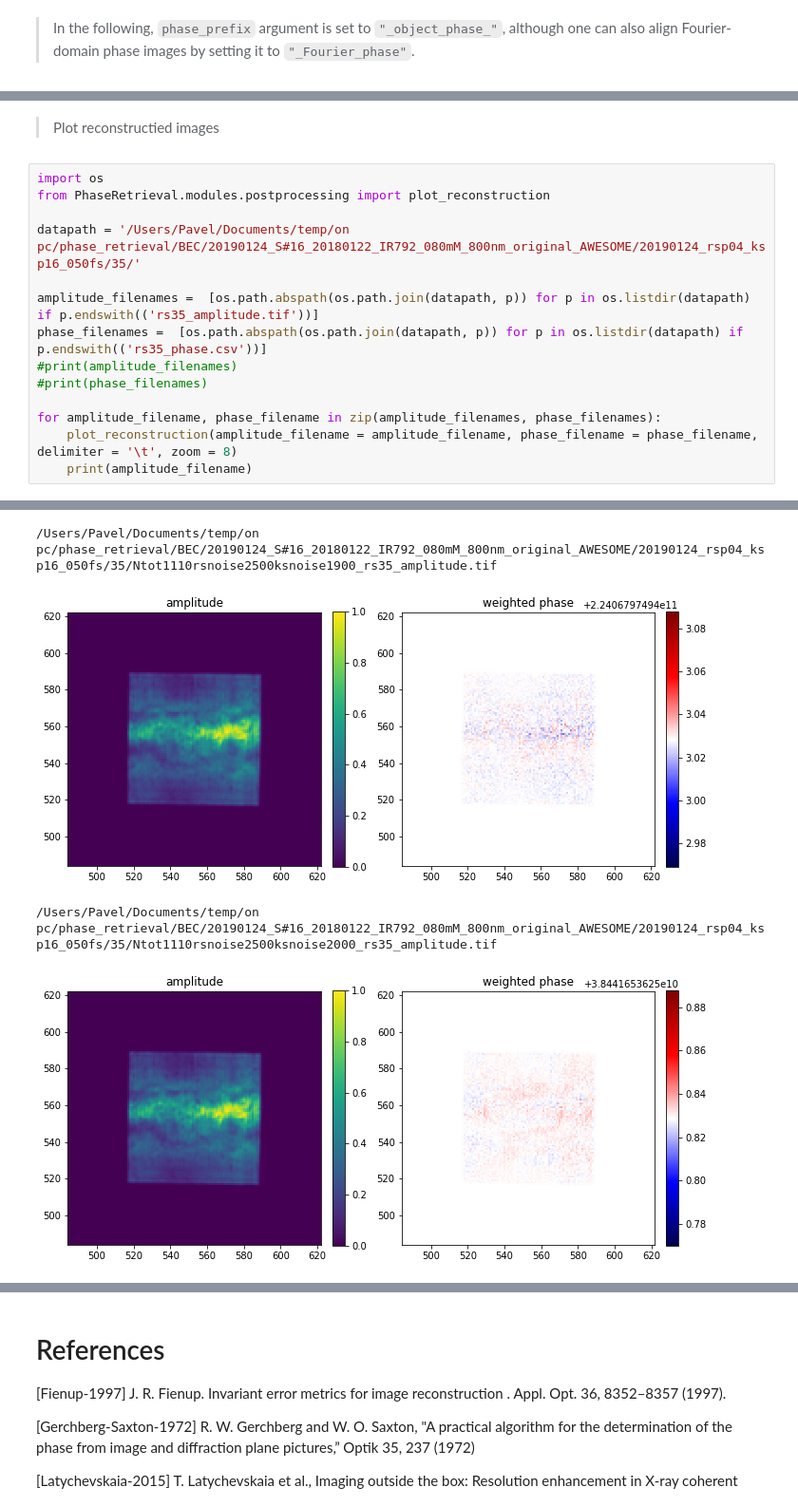
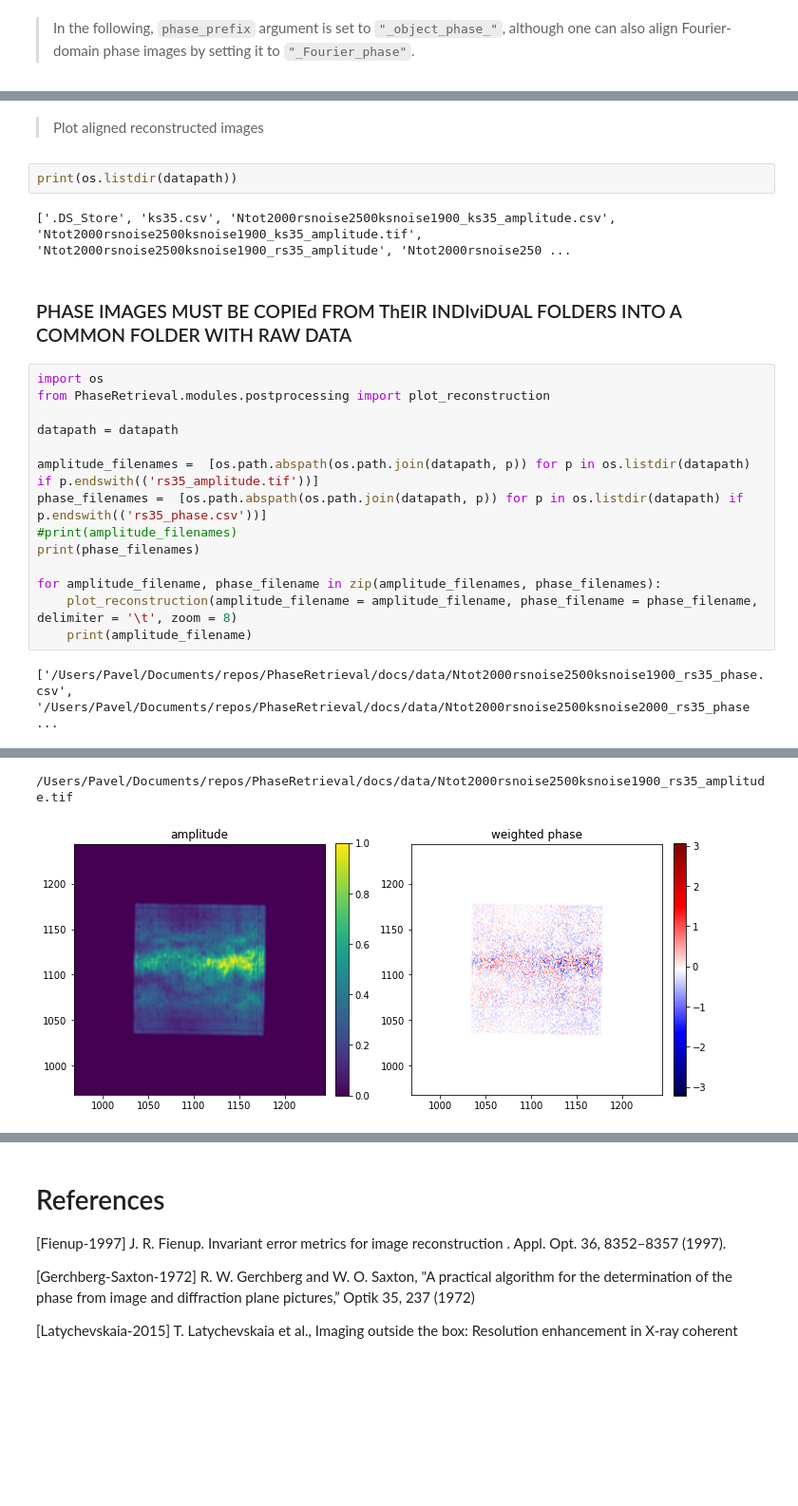
Before and after one commit to pkliui/PhaseRetrieval, a Jupyter notebook: docs/PhaseRetrieval.ipynb, the cells around one changed output, grey strips where cells are left out. Shown at 95% size. Saved outputs shown, nothing was run; the diff lists cells and outputs as text; blank space fills up the shorter version.

```diff
--- a/docs/PhaseRetrieval.ipynb
+++ b/docs/PhaseRetrieval.ipynb
@@ -844,17 +886,24 @@ phase_alignment_gerchberg_saxton_script(datapath = datapath,
 # %% [markdown]
-> Plot reconstructied images
+> Plot aligned reconstructed images
+# %%
+print(os.listdir(datapath))
+# %% [output]
+['.DS_Store', 'ks35.csv', 'Ntot2000rsnoise2500ksnoise1900_ks35_amplitude.csv', 'Ntot2000rsnoise2500ksnoise1900_ks35_amplitude.tif', 'Ntot2000rsnoise2500ksnoise1900_rs35_amplitude', 'Ntot2000rsnoise250 ...
+# %% [markdown]
+### PHASE IMAGES MUST BE COPIEd FROM ThEIR INDIviDUAL FOLDERS INTO A COMMON FOLDER WITH RAW DATA
 # %%
 import os
 from PhaseRetrieval.modules.postprocessing import plot_reconstruction
 
-datapath = '/Users/Pavel/Documents/temp/on pc/phase_retrieval/BEC/20190124_S#16_20180122_IR792_080mM_800nm_original_AWESOME/20190124_rsp04_ksp16_050fs/35/'
+datapath = datapath
 
 amplitude_filenames =  [os.path.abspath(os.path.join(datapath, p)) for p in os.listdir(datapath) if p.endswith(('rs35_amplitude.tif'))]
 phase_filenames =  [os.path.abspath(os.path.join(datapath, p)) for p in os.listdir(datapath) if p.endswith(('rs35_phase.csv'))]
 #print(amplitude_filenames)
-#print(phase_filenames)
+print(phase_filenames)
 
 for amplitude_filename, phase_filename in zip(amplitude_filenames, phase_filenames):
     plot_reconstruction(amplitude_filename = amplitude_filename, phase_filename = phase_filename, delimiter = '\t', zoom = 8)
     print(amplitude_filename)
 # %% [output]
+['/Users/Pavel/Documents/repos/PhaseRetrieval/docs/data/Ntot2000rsnoise2500ksnoise1900_rs35_phase.csv', '/Users/Pavel/Documents/repos/PhaseRetrieval/docs/data/Ntot2000rsnoise2500ksnoise2000_rs35_phase ...
@@ -862,4 +911,2 @@ for amplitude_filename, phase_filename in zip(amplitude_filenames, phase_filenam
-/Users/Pavel/Documents/temp/on pc/phase_retrieval/BEC/20190124_S#16_20180122_IR792_080mM_800nm_original_AWESOME/20190124_rsp04_ksp16_050fs/35/Ntot1110rsnoise2500ksnoise1900_rs35_amplitude.tif
+/Users/Pavel/Documents/repos/PhaseRetrieval/docs/data/Ntot2000rsnoise2500ksnoise1900_rs35_amplitude.tif
-[figure, old version]
+[figure, new version]
-/Users/Pavel/Documents/temp/on pc/phase_retrieval/BEC/20190124_S#16_20180122_IR792_080mM_800nm_original_AWESOME/20190124_rsp04_ksp16_050fs/35/Ntot1110rsnoise2500ksnoise2000_rs35_amplitude.tif
-[figure, removed]
```
Also changed, not shown: parts of 11 cells of this notebook.
